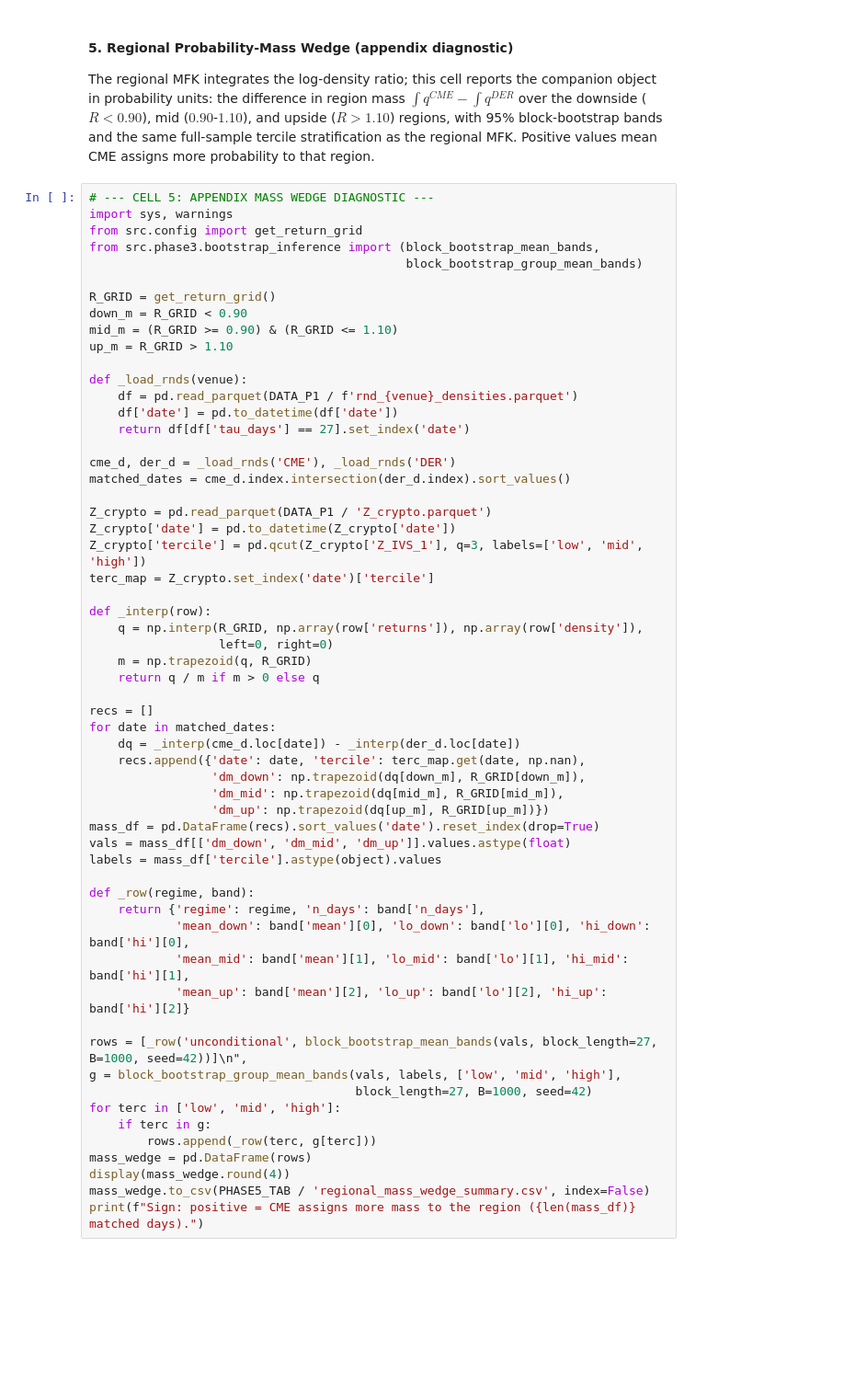
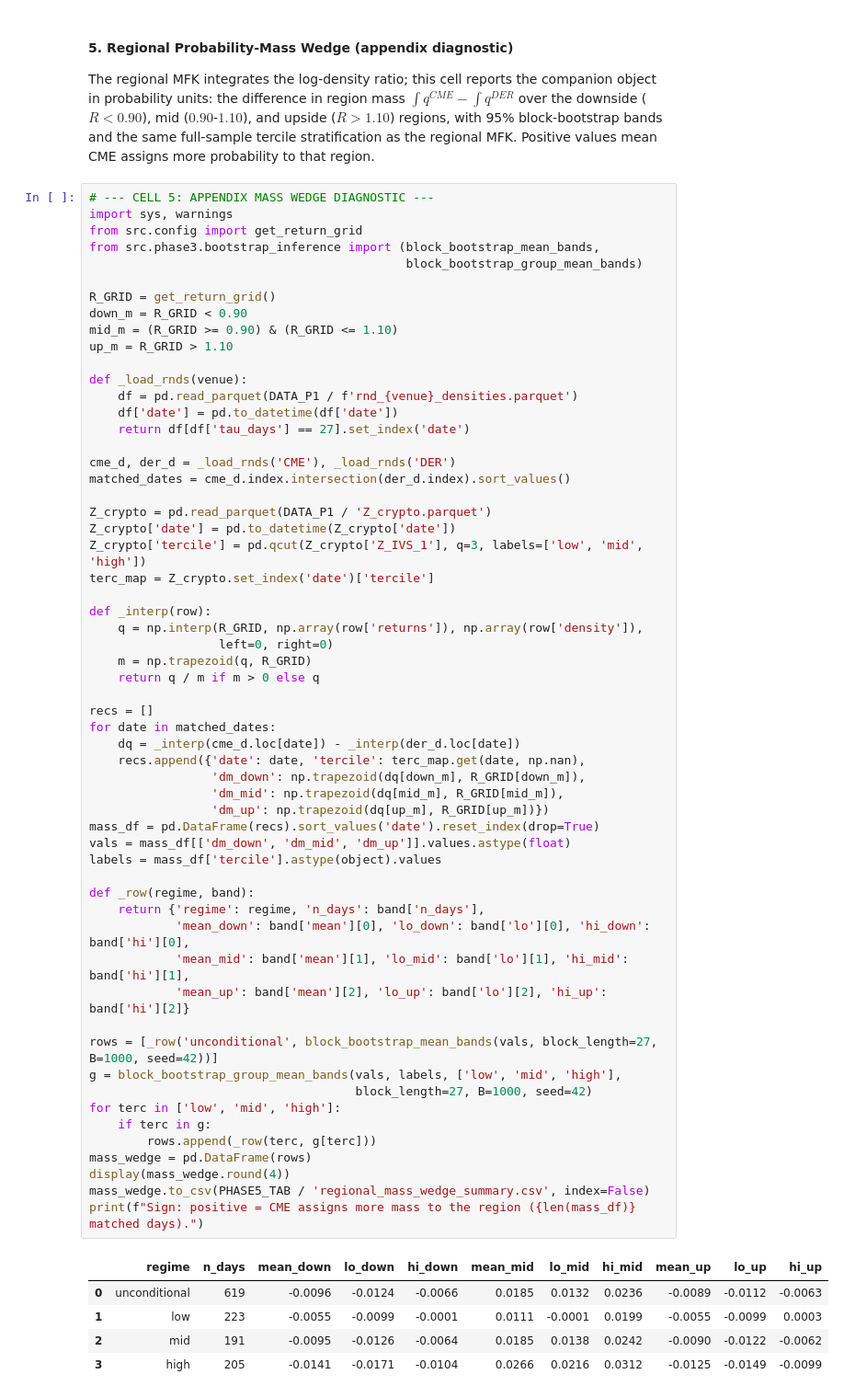
Before and after one commit to Lldelduca/bitcoin-risk-premia, a Jupyter notebook: notebooks/05_cross_venue.ipynb, the cells around one changed output. Shown at 92% size. Saved outputs shown, nothing was run; the diff lists cells and outputs as text; blank space fills up the shorter version.

```diff
--- a/notebooks/05_cross_venue.ipynb
+++ b/notebooks/05_cross_venue.ipynb
@@ -181,31 +187,37 @@ def _interp(row):
                   left=0, right=0)
     m = np.trapezoid(q, R_GRID)
     return q / m if m > 0 else q
 
 recs = []
 for date in matched_dates:
     dq = _interp(cme_d.loc[date]) - _interp(der_d.loc[date])
     recs.append({'date': date, 'tercile': terc_map.get(date, np.nan),
                  'dm_down': np.trapezoid(dq[down_m], R_GRID[down_m]),
                  'dm_mid': np.trapezoid(dq[mid_m], R_GRID[mid_m]),
                  'dm_up': np.trapezoid(dq[up_m], R_GRID[up_m])})
 mass_df = pd.DataFrame(recs).sort_values('date').reset_index(drop=True)
 vals = mass_df[['dm_down', 'dm_mid', 'dm_up']].values.astype(float)
 labels = mass_df['tercile'].astype(object).values
 
 def _row(regime, band):
     return {'regime': regime, 'n_days': band['n_days'],
             'mean_down': band['mean'][0], 'lo_down': band['lo'][0], 'hi_down': band['hi'][0],
             'mean_mid': band['mean'][1], 'lo_mid': band['lo'][1], 'hi_mid': band['hi'][1],
             'mean_up': band['mean'][2], 'lo_up': band['lo'][2], 'hi_up': band['hi'][2]}
 
-rows = [_row('unconditional', block_bootstrap_mean_bands(vals, block_length=27, B=1000, seed=42))]\n",
+rows = [_row('unconditional', block_bootstrap_mean_bands(vals, block_length=27, B=1000, seed=42))]
 g = block_bootstrap_group_mean_bands(vals, labels, ['low', 'mid', 'high'],
                                      block_length=27, B=1000, seed=42)
 for terc in ['low', 'mid', 'high']:
     if terc in g:
         rows.append(_row(terc, g[terc]))
 mass_wedge = pd.DataFrame(rows)
 display(mass_wedge.round(4))
 mass_wedge.to_csv(PHASE5_TAB / 'regional_mass_wedge_summary.csv', index=False)
 print(f"Sign: positive = CME assigns more mass to the region ({len(mass_df)} matched days).")
+# %% [output]
+|  | regime | n_days | mean_down | lo_down | hi_down | mean_mid | lo_mid | hi_mid | mean_up | lo_up | hi_up |
+| 0 | unconditional | 619 | -0.0096 | -0.0124 | -0.0066 | 0.0185 | 0.0132 | 0.0236 | -0.0089 | -0.0112 | -0.0063 |
+| 1 | low | 223 | -0.0055 | -0.0099 | -0.0001 | 0.0111 | -0.0001 | 0.0199 | -0.0055 | -0.0099 | 0.0003 |
+| 2 | mid | 191 | -0.0095 | -0.0126 | -0.0064 | 0.0185 | 0.0138 | 0.0242 | -0.0090 | -0.0122 | -0.0062 |
+| 3 | high | 205 | -0.0141 | -0.0171 | -0.0104 | 0.0266 | 0.0216 | 0.0312 | -0.0125 | -0.0149 | -0.0099 |
```
Also changed, not shown: parts of 5 cells of this notebook, 38 other files.
